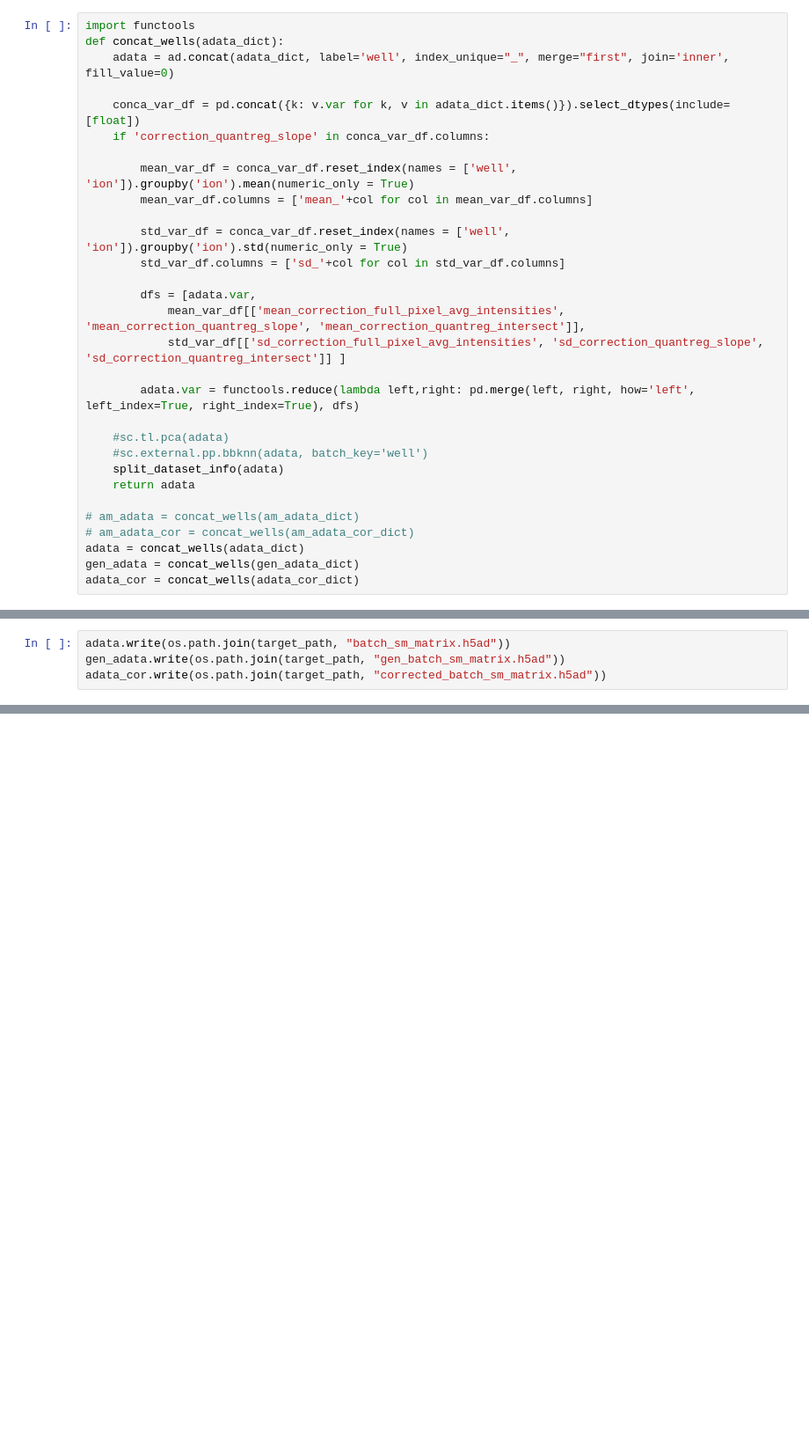
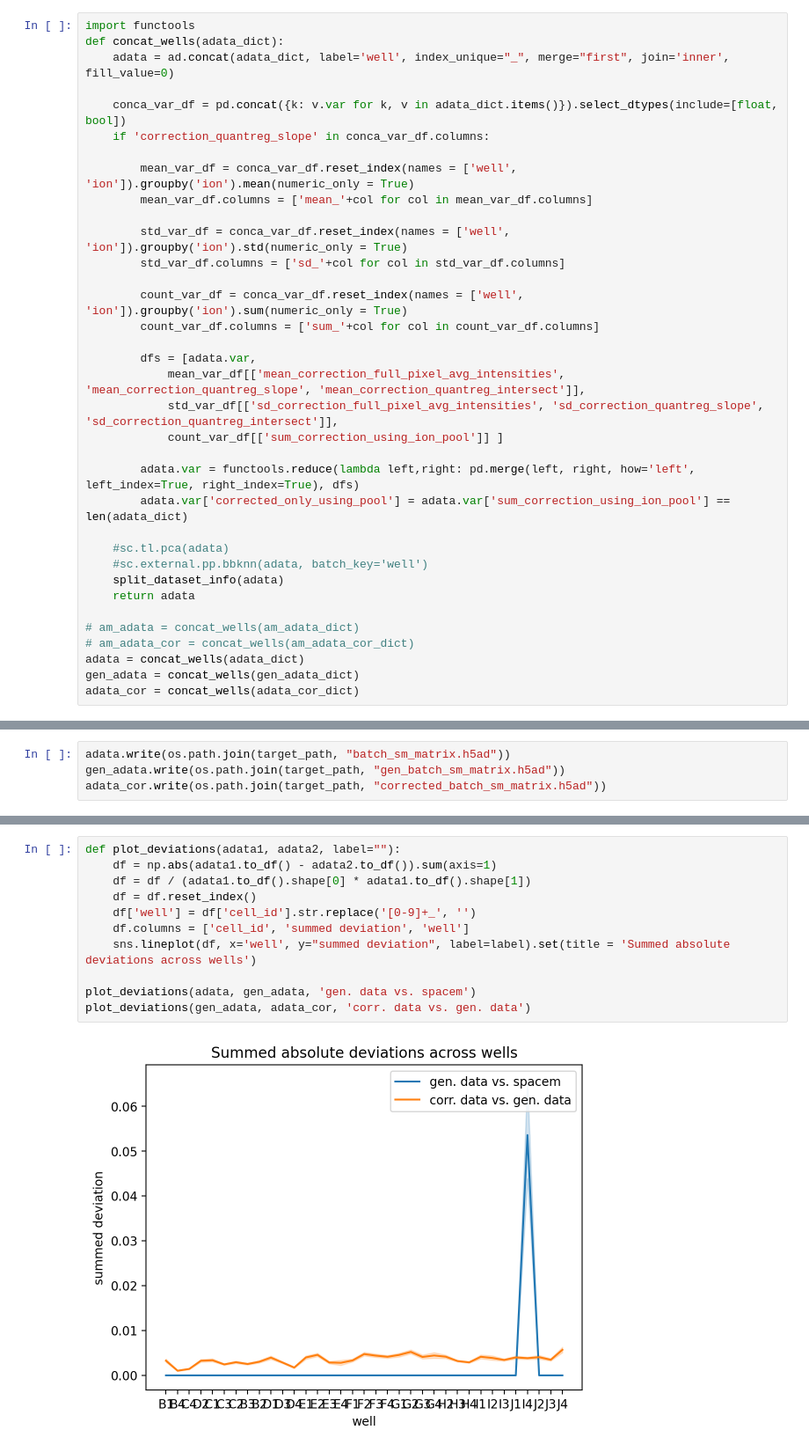
Before and after one commit to mariusrklein/FDA_project, a Jupyter notebook: analysis/Lx_Glioblastoma/pipeline_02_processing.ipynb, the cells around one changed output, grey strips where cells are left out. Shown at 88% size. Saved outputs shown, nothing was run; the diff lists cells and outputs as text; blank space fills up the shorter version.

```diff
--- a/analysis/Lx_Glioblastoma/pipeline_02_processing.ipynb
+++ b/analysis/Lx_Glioblastoma/pipeline_02_processing.ipynb
@@ -73,7 +127,7 @@ import functools
 def concat_wells(adata_dict):
     adata = ad.concat(adata_dict, label='well', index_unique="_", merge="first", join='inner', fill_value=0)
 
-    conca_var_df = pd.concat({k: v.var for k, v in adata_dict.items()}).select_dtypes(include=[float])
+    conca_var_df = pd.concat({k: v.var for k, v in adata_dict.items()}).select_dtypes(include=[float, bool])
     if 'correction_quantreg_slope' in conca_var_df.columns:
 
         mean_var_df = conca_var_df.reset_index(names = ['well', 'ion']).groupby('ion').mean(numeric_only = True)
@@ -82,11 +136,16 @@ def concat_wells(adata_dict):
         std_var_df = conca_var_df.reset_index(names = ['well', 'ion']).groupby('ion').std(numeric_only = True)
         std_var_df.columns = ['sd_'+col for col in std_var_df.columns]
 
+        count_var_df = conca_var_df.reset_index(names = ['well', 'ion']).groupby('ion').sum(numeric_only = True)
+        count_var_df.columns = ['sum_'+col for col in count_var_df.columns]
+
         dfs = [adata.var,
             mean_var_df[['mean_correction_full_pixel_avg_intensities', 'mean_correction_quantreg_slope', 'mean_correction_quantreg_intersect']],
-            std_var_df[['sd_correction_full_pixel_avg_intensities', 'sd_correction_quantreg_slope', 'sd_correction_quantreg_intersect']] ]
+            std_var_df[['sd_correction_full_pixel_avg_intensities', 'sd_correction_quantreg_slope', 'sd_correction_quantreg_intersect']],
+            count_var_df[['sum_correction_using_ion_pool']] ]
 
         adata.var = functools.reduce(lambda left,right: pd.merge(left, right, how='left', left_index=True, right_index=True), dfs)
+        adata.var['corrected_only_using_pool'] = adata.var['sum_correction_using_ion_pool'] == len(adata_dict)
 
     #sc.tl.pca(adata)
     #sc.external.pp.bbknn(adata, batch_key='well')
@@ -124,0 +174,13 @@ plot_by(adata_cor, x = 'cell_sampling_ratio')
+# %%
+def plot_deviations(adata1, adata2, label=""):
+    df = np.abs(adata1.to_df() - adata2.to_df()).sum(axis=1)
+    df = df / (adata1.to_df().shape[0] * adata1.to_df().shape[1])
+    df = df.reset_index()
+    df['well'] = df['cell_id'].str.replace('[0-9]+_', '')
+    df.columns = ['cell_id', 'summed deviation', 'well']
+    sns.lineplot(df, x='well', y="summed deviation", label=label).set(title = 'Summed absolute deviations across wells')
+
+plot_deviations(adata, gen_adata, 'gen. data vs. spacem')
+plot_deviations(gen_adata, adata_cor, 'corr. data vs. gen. data')
+# %% [output]
+[figure, added]
```
Also changed, not shown: parts of 12 cells of this notebook, 4 other files.
